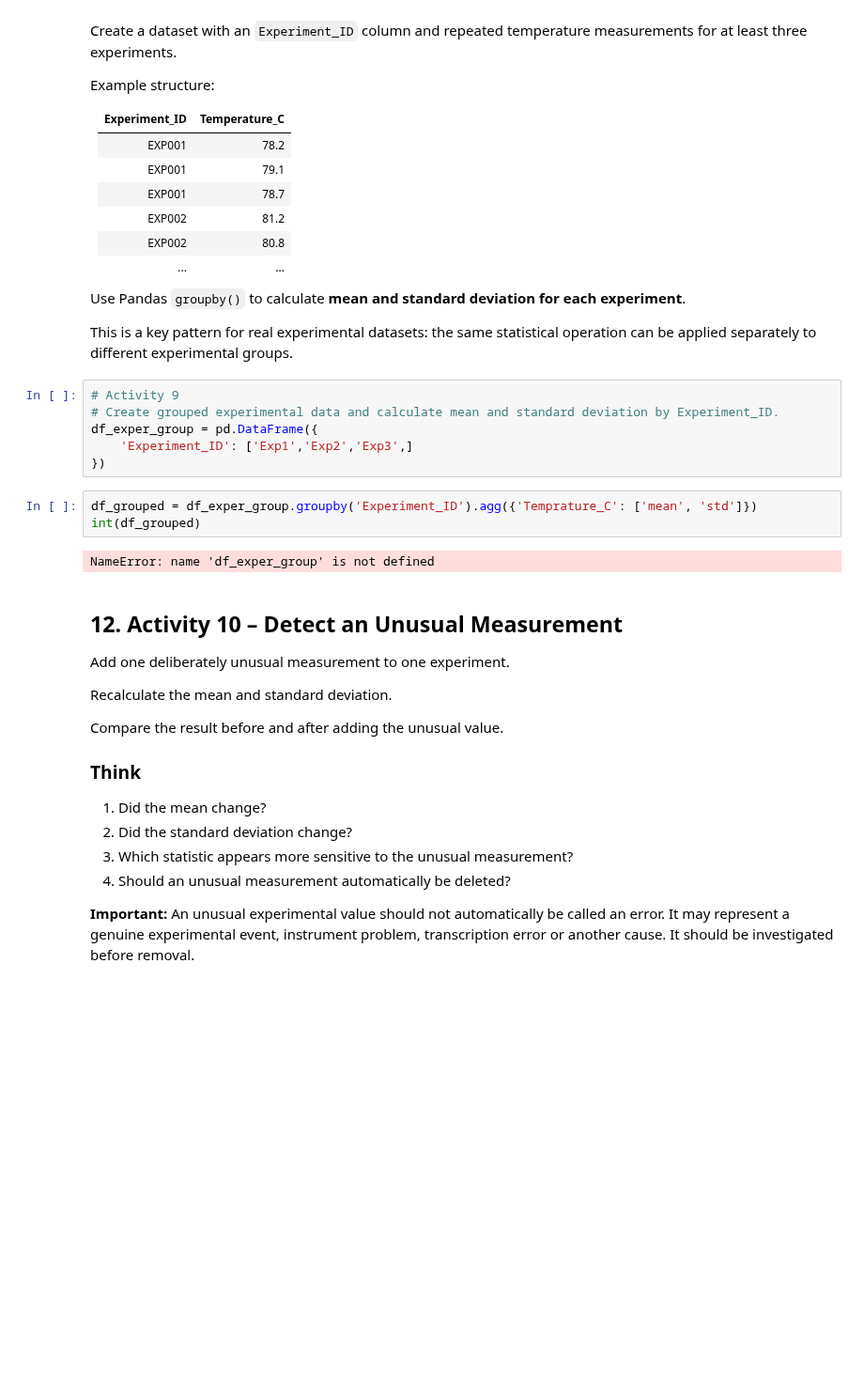
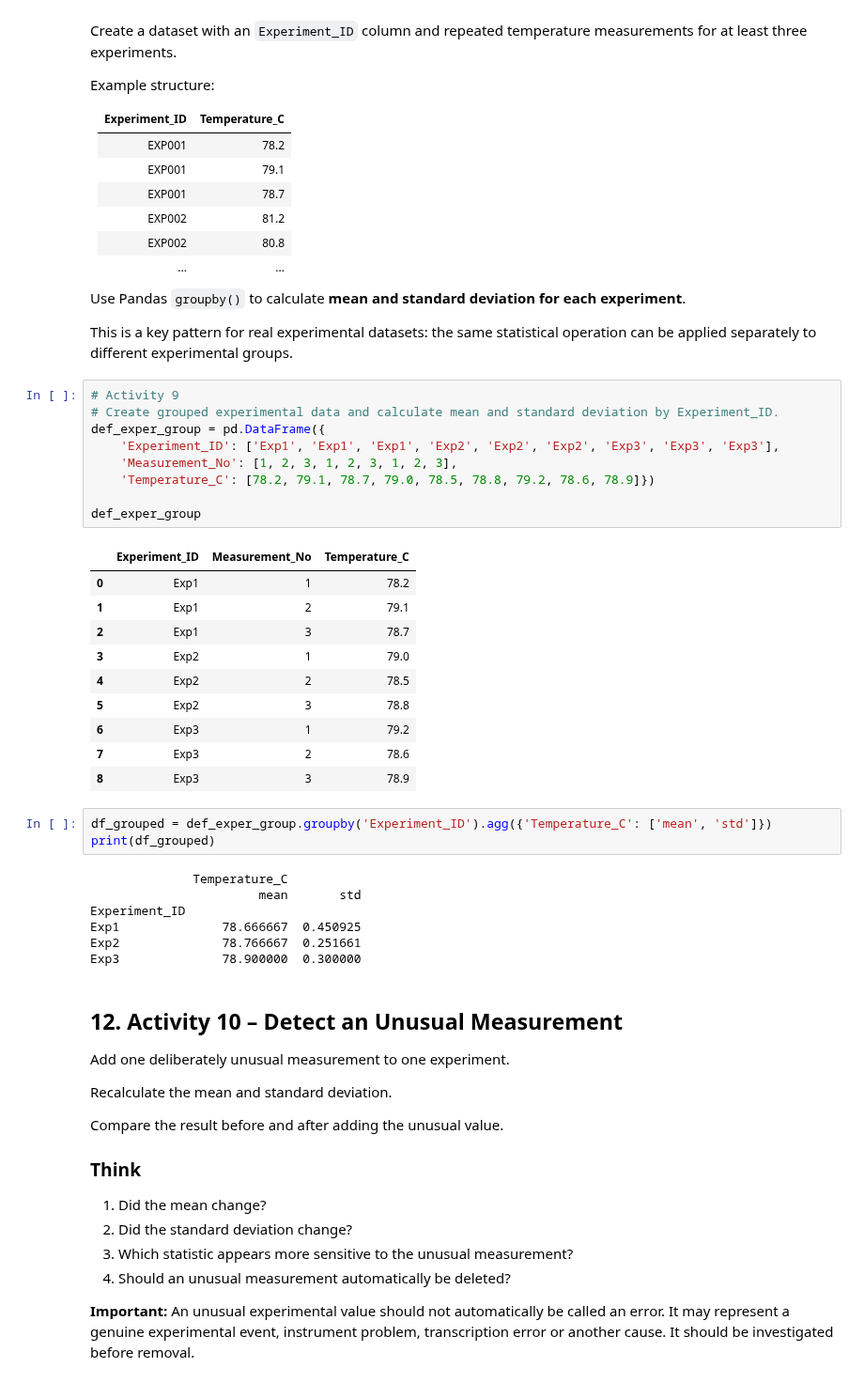
Before and after one commit to yachikanasre-wq9923/CP_Practical, a Jupyter notebook: Practical_09_Basic_Statistical_Analysis_Experimental_Measurements.ipynb, the cells around one changed output. Shown at 94% size. Cells and saved outputs as stored; diff of their text form; blank space fills up the shorter version.

```diff
--- a/Practical_09_Basic_Statistical_Analysis_Experimental_Measurements.ipynb
+++ b/Practical_09_Basic_Statistical_Analysis_Experimental_Measurements.ipynb
@@ -313,14 +374,33 @@ This is a key pattern for real experimental datasets: the same statistical opera
 # %%
 # Activity 9
 # Create grouped experimental data and calculate mean and standard deviation by Experiment_ID.
-df_exper_group = pd.DataFrame({
-    'Experiment_ID': ['Exp1','Exp2','Exp3',]
-})
+def_exper_group = pd.DataFrame({
+    'Experiment_ID': ['Exp1', 'Exp1', 'Exp1', 'Exp2', 'Exp2', 'Exp2', 'Exp3', 'Exp3', 'Exp3'],
+    'Measurement_No': [1, 2, 3, 1, 2, 3, 1, 2, 3],
+    'Temperature_C': [78.2, 79.1, 78.7, 79.0, 78.5, 78.8, 79.2, 78.6, 78.9]})
+
+def_exper_group
+# %% [output]
+|  | Experiment_ID | Measurement_No | Temperature_C |
+| 0 | Exp1 | 1 | 78.2 |
+| 1 | Exp1 | 2 | 79.1 |
+| 2 | Exp1 | 3 | 78.7 |
+| 3 | Exp2 | 1 | 79.0 |
+| 4 | Exp2 | 2 | 78.5 |
+| 5 | Exp2 | 3 | 78.8 |
+| 6 | Exp3 | 1 | 79.2 |
+| 7 | Exp3 | 2 | 78.6 |
+| 8 | Exp3 | 3 | 78.9 |
 # %%
-df_grouped = df_exper_group.groupby('Experiment_ID').agg({'Temprature_C': ['mean', 'std']})
-int(df_grouped)
+df_grouped = def_exper_group.groupby('Experiment_ID').agg({'Temperature_C': ['mean', 'std']})
+print(df_grouped)
 # %% [output]
-NameError: name 'df_exper_group' is not defined
+              Temperature_C
+                       mean       std
+Experiment_ID
+Exp1              78.666667  0.450925
+Exp2              78.766667  0.251661
+Exp3              78.900000  0.300000
 # %% [markdown]
 ## 12. Activity 10 – Detect an Unusual Measurement
 
```
Also changed, not shown: parts of 17 cells of this notebook, 1 other file.
